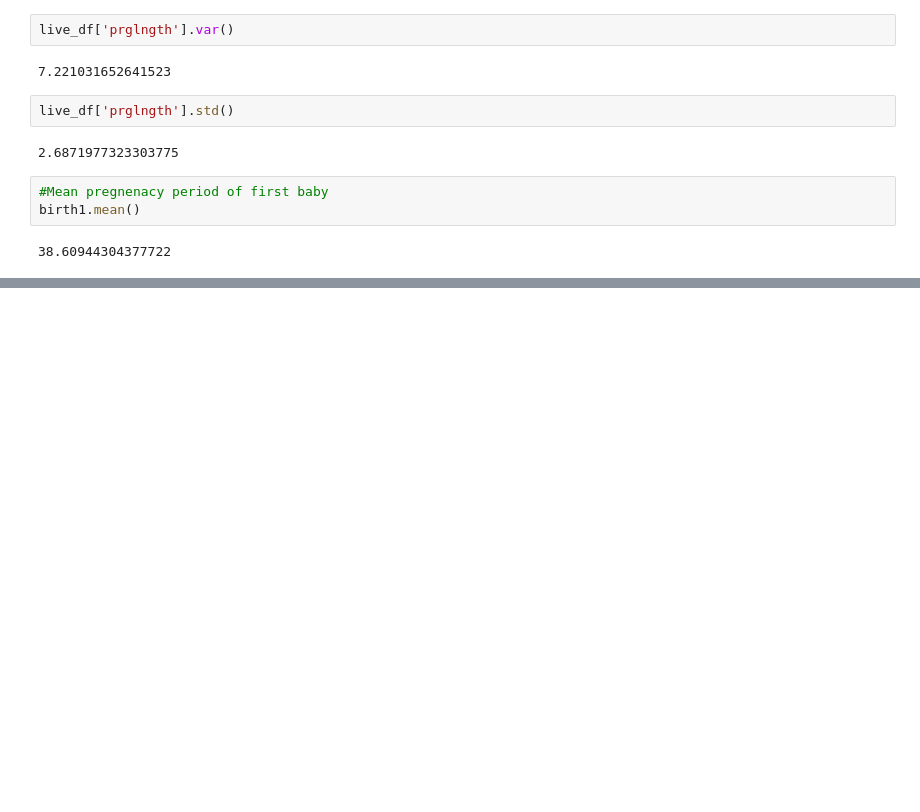
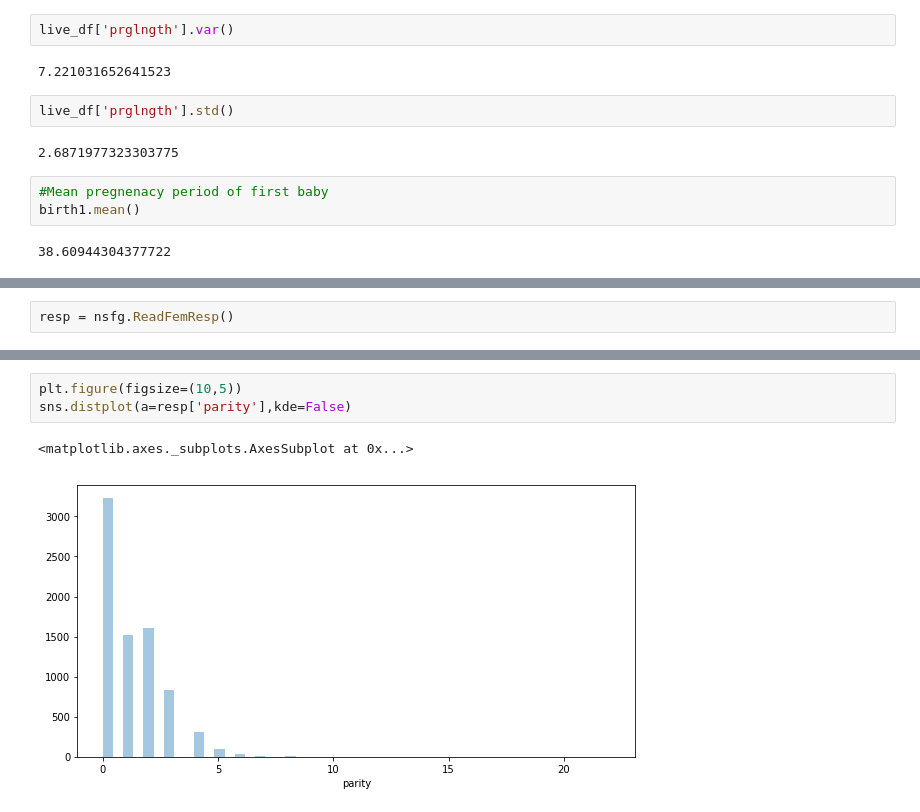
Before and after one commit to rishabhkashyap/ml-algorithms, a Jupyter notebook: stats/distributions/distribution-basic.ipynb, the cells around one changed output, grey strips where cells are left out. Drawn from its saved outputs; the diff is of its cells as text; blank space fills up the shorter version.

```diff
--- a/stats/distributions/distribution-basic.ipynb
+++ b/stats/distributions/distribution-basic.ipynb
@@ -111,0 +176,2 @@ birth_other.mean()
+# %%
+resp = nsfg.ReadFemResp()
@@ -111,0 +217,6 @@ birth_other.mean()
+# %%
+plt.figure(figsize=(10,5))
+sns.distplot(a=resp['parity'],kde=False)
+# %% [output]
+<matplotlib.axes._subplots.AxesSubplot at 0x...>
+[figure, added]
```
Also changed, not shown: parts of 31 cells of this notebook, 1 other file.
